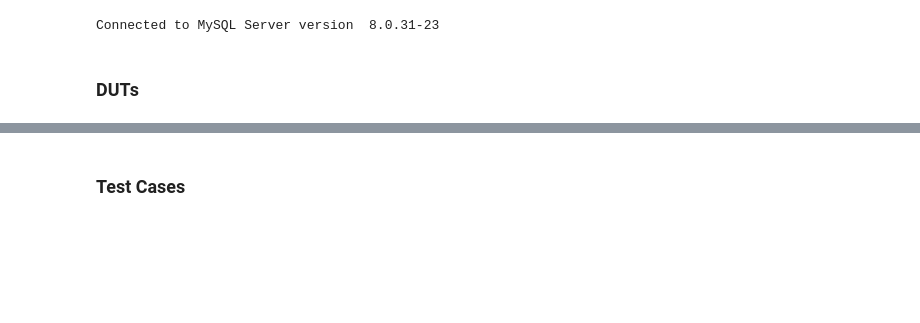
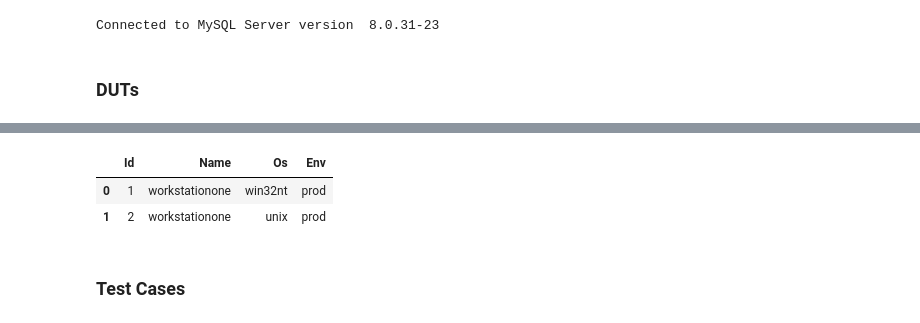
Before and after one commit to KuskIV/BDEnergy, a Jupyter notebook: analytics/result-analysis.ipynb, the cells around one changed output, grey strips where cells are left out. Saved outputs shown, nothing was run; the diff lists cells and outputs as text; code cells hidden in the pictures; blank space fills up the shorter version.

```diff
--- a/analytics/result-analysis.ipynb
+++ b/analytics/result-analysis.ipynb
@@ -84,5 +103,11 @@ dut
 # %%
-used_dut = dut.query(f"{ENV} == '{used_dut_env}' and {NAME} in ('{used_dut_name_str}')")
+used_dut = dut.query(f"{ENV} == '{used_dut_env}' and {NAME} in ('{used_dut_name_str}') and Os in ('{used_os_name_str}')")
+
+used_dut
+# %% [output]
+|  | Id | Name | Os | Env |
+| 0 | 1 | workstationone | win32nt | prod |
+| 1 | 2 | workstationone | unix | prod |
 # %% [markdown]
 ### Test Cases
 # %%
```
Also changed, not shown: parts of 23 cells of this notebook, 2 other files.
